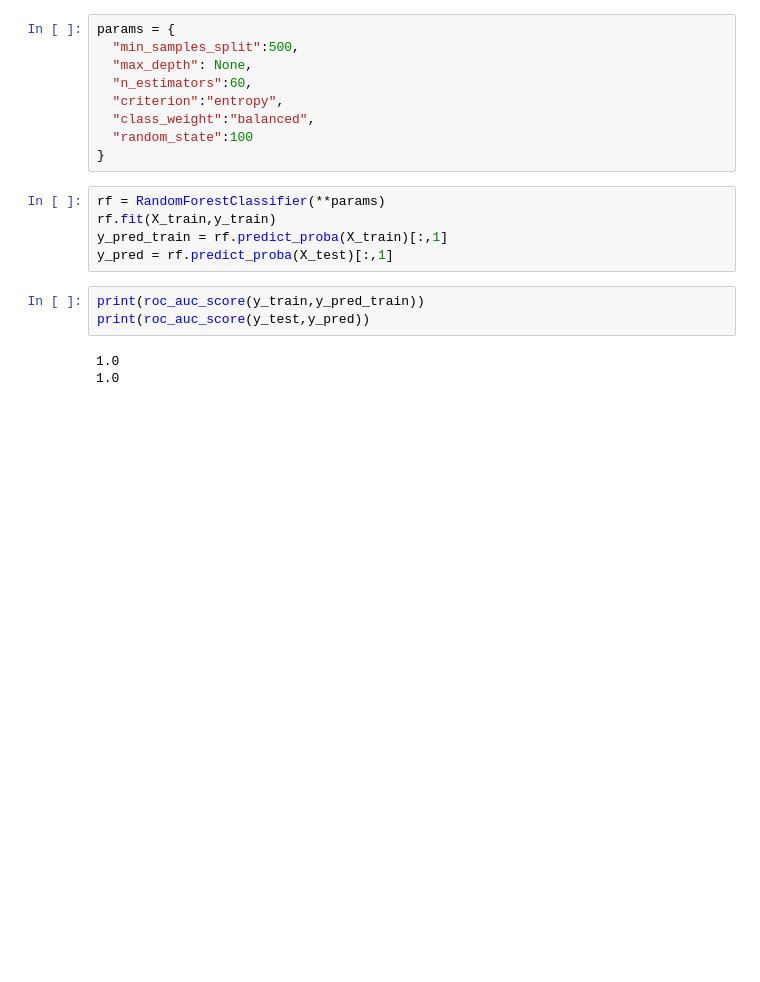
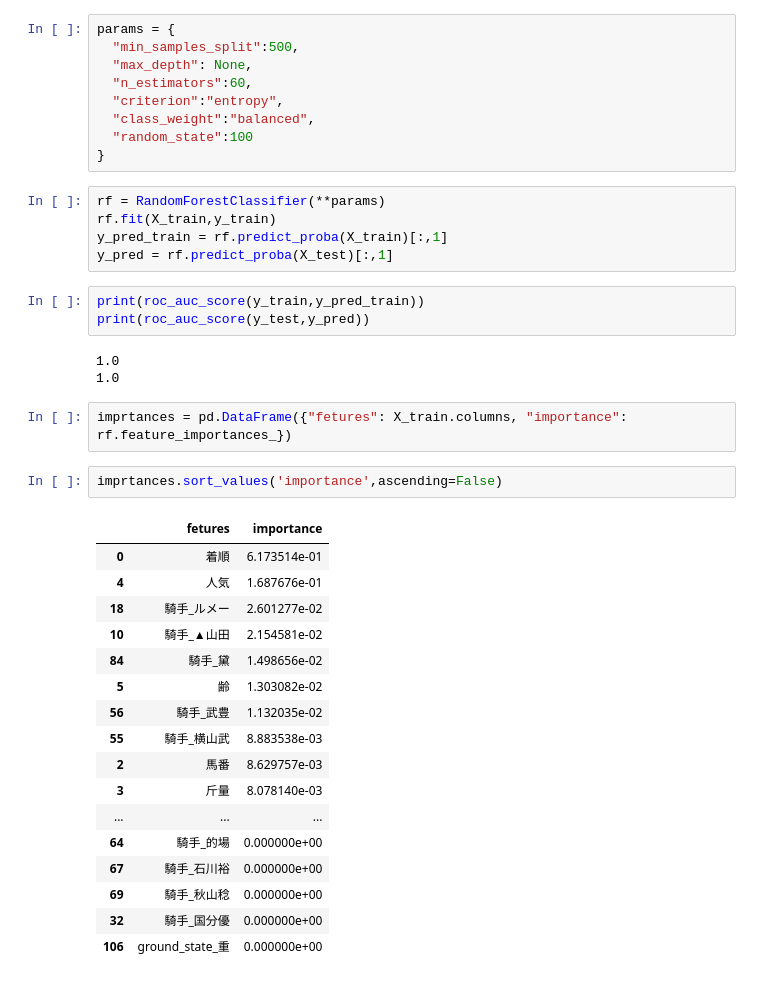
Before and after one commit to abe-masafumi/sklran-test, a Jupyter notebook: hourse_data/ランダムフォレスト.ipynb, the cells around one changed output. Saved outputs shown, nothing was run; the diff lists cells and outputs as text; blank space fills up the shorter version.

```diff
--- a/hourse_data/ランダムフォレスト.ipynb
+++ b/hourse_data/ランダムフォレスト.ipynb
@@ -183,3 +165,25 @@ print(roc_auc_score(y_test,y_pred))
 # %% [output]
 1.0
 1.0
+# %%
+imprtances = pd.DataFrame({"fetures": X_train.columns, "importance": rf.feature_importances_})
+# %%
+imprtances.sort_values('importance',ascending=False)
+# %% [output]
+|  | fetures | importance |
+| 0 | 着順 | 6.173514e-01 |
+| 4 | 人気 | 1.687676e-01 |
+| 18 | 騎手_ルメー | 2.601277e-02 |
+| 10 | 騎手_▲山田 | 2.154581e-02 |
+| 84 | 騎手_黛 | 1.498656e-02 |
+| 5 | 齢 | 1.303082e-02 |
+| 56 | 騎手_武豊 | 1.132035e-02 |
+| 55 | 騎手_横山武 | 8.883538e-03 |
+| 2 | 馬番 | 8.629757e-03 |
+| 3 | 斤量 | 8.078140e-03 |
+| ... | ... | ... |
+| 64 | 騎手_的場 | 0.000000e+00 |
+| 67 | 騎手_石川裕 | 0.000000e+00 |
+| 69 | 騎手_秋山稔 | 0.000000e+00 |
+| 32 | 騎手_国分優 | 0.000000e+00 |
+| 106 | ground_state_重 | 0.000000e+00 |
```
Also changed, not shown: parts of 3 cells of this notebook.
